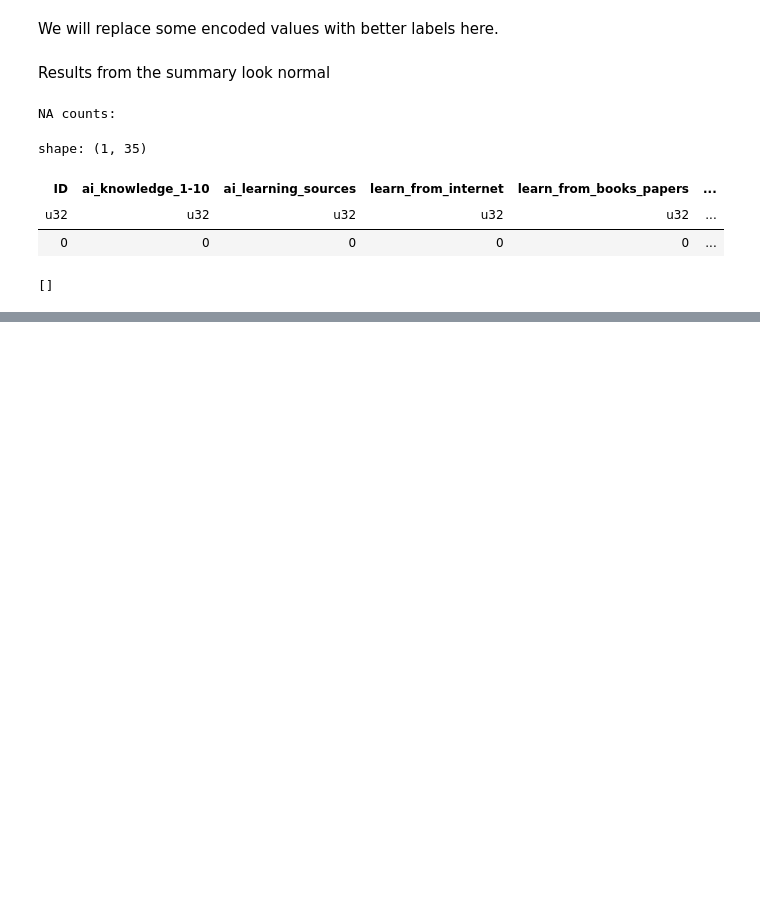
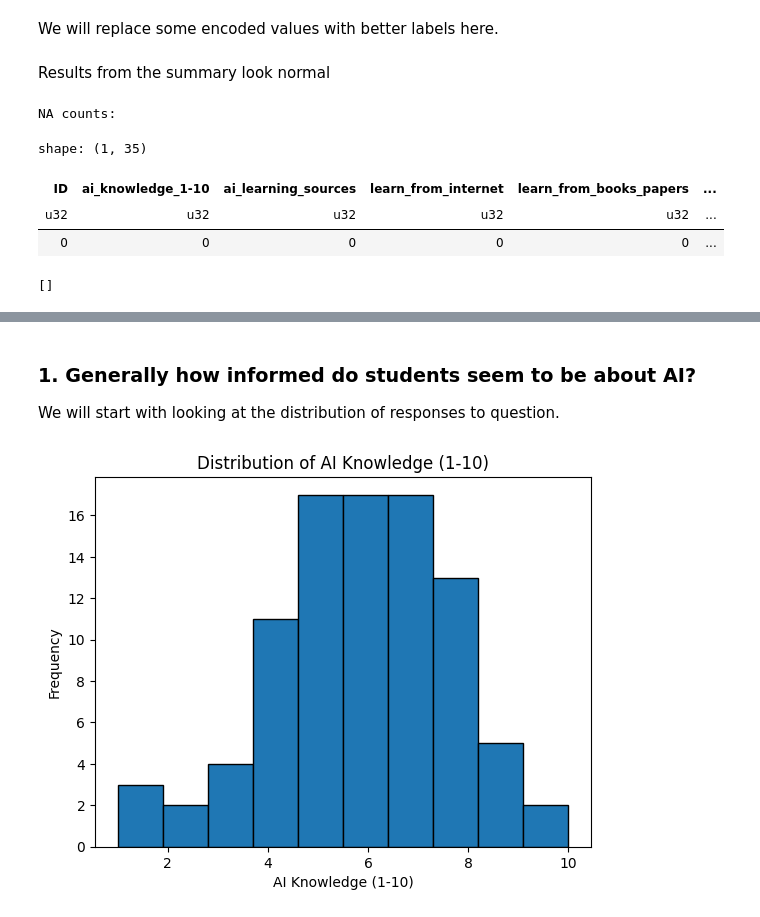
Before and after one commit to danield2255/ai_in_education_analysis, a Jupyter notebook: SurveyDataExploration.ipynb, the cells around one changed output, grey strips where cells are left out. Drawn from its saved outputs; the diff is of its cells as text; code cells hidden in the pictures; blank space fills up the shorter version.

```diff
--- a/SurveyDataExploration.ipynb
+++ b/SurveyDataExploration.ipynb
@@ -214,6 +214,20 @@ df_new = df_new.with_columns(
       .otherwise(pl.col("major"))
       .alias("major")
 )
+# %%
+df_new = df_new.with_columns(
+    pl.when(pl.col("feelings_about_ai") == 1).then(pl.lit("Curiosity"))
+      .when(pl.col("feelings_about_ai") == 2).then(pl.lit("Fear"))
+      .when(pl.col("feelings_about_ai") == 3).then(pl.lit("Indifference"))
+      .when(pl.col("feelings_about_ai") == 4).then(pl.lit("Trust"))
+      .alias("feelings_about_ai")
+)
+# %%
+df_new = df_new.with_columns(
+    pl.when(pl.col("year_of_study") == 1).then(pl.lit(2))
+        .when(pl.col("year_of_study") == 2).then(pl.lit(3))
+        .alias("feelings_about_ai")
+)
 # %% [markdown]
 Results from the summary look normal
 # %%
@@ -373,0 +275,11 @@ shape: (3, 2)
+# %% [markdown]
+### 1. Generally how informed do students seem to be about AI?
+We will start with looking at the distribution of responses to question.
+# %%
+plt.hist(df_new.select("ai_knowledge_1-10"), bins=10, edgecolor='black')
+plt.title("Distribution of AI Knowledge (1-10)")
+plt.xlabel("AI Knowledge (1-10)")
+plt.ylabel("Frequency")
+plt.show()
+# %% [output]
+[figure, added]
```
Also changed, not shown: parts of 18 cells of this notebook.
